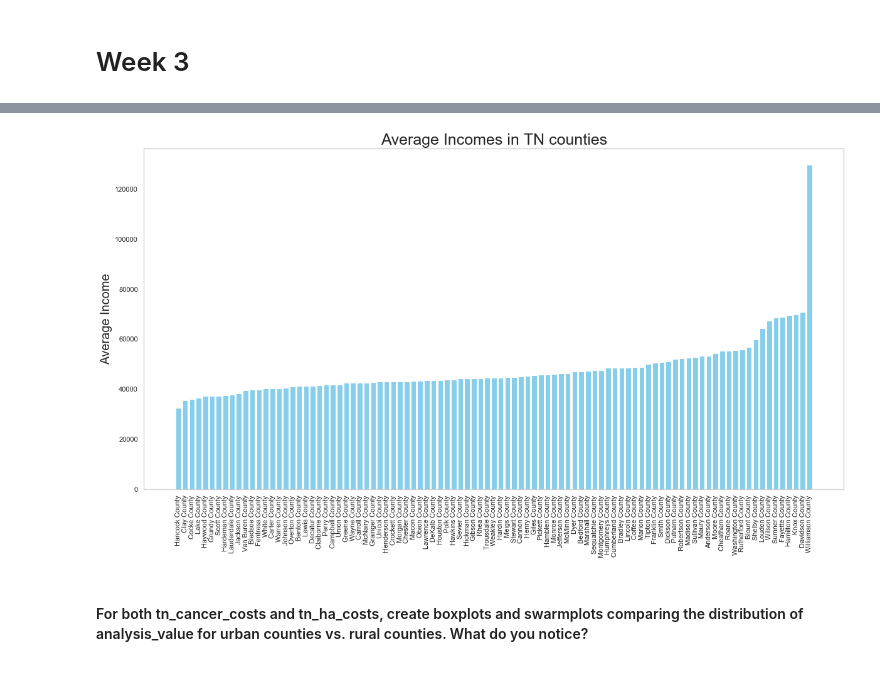
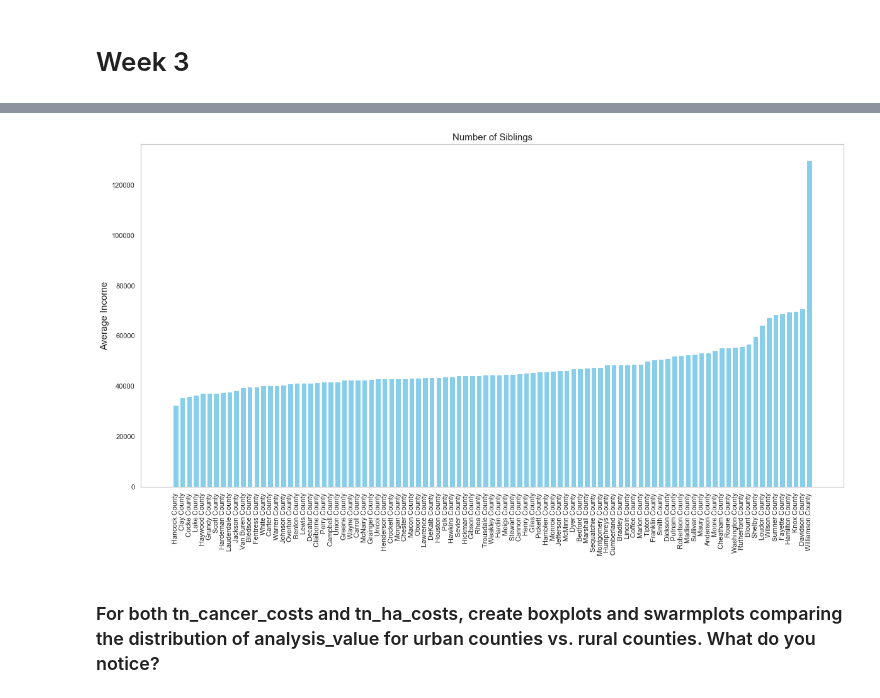
Before and after one commit to sara-ramirez/data-science-essentials-3, a Jupyter notebook: notebooks/session_assignments.ipynb, the cells around one changed output, grey strips where cells are left out. Saved outputs shown, nothing was run; the diff lists cells and outputs as text; code cells hidden in the pictures.

```diff
--- a/notebooks/session_assignments.ipynb
+++ b/notebooks/session_assignments.ipynb
@@ -395,12 +325,12 @@ income_county_agg.head(2)
 # %%
 data = income_county_agg.sort_values('approx_avg_income')
-plt.figure(figsize= (20,10))
+plt.figure(figsize = (20,10))
 plt.bar('county', 'approx_avg_income', data = data, color = 'skyblue')
 plt.xticks(rotation = 90)
+plt.ylabel('Average Income', fontsize=15)
 plt.grid(False)
-plt.ylabel('Average Income', fontsize=20)
-plt.title('Average Incomes in TN counties', fontsize =25);
+plt.title('Number of Siblings', fontsize=15);
 # %% [output]
-[figure, old version]
+[figure, new version]
 # %% [markdown]
-#### For both tn_cancer_costs and tn_ha_costs, create boxplots and swarmplots comparing the distribution of analysis_value for urban counties vs. rural counties. What do you notice?
+### For both tn_cancer_costs and tn_ha_costs, create boxplots and swarmplots comparing the distribution of analysis_value for urban counties vs. rural counties. What do you notice?
```
Also changed, not shown: parts of 34 cells of this notebook, 8 other files.
